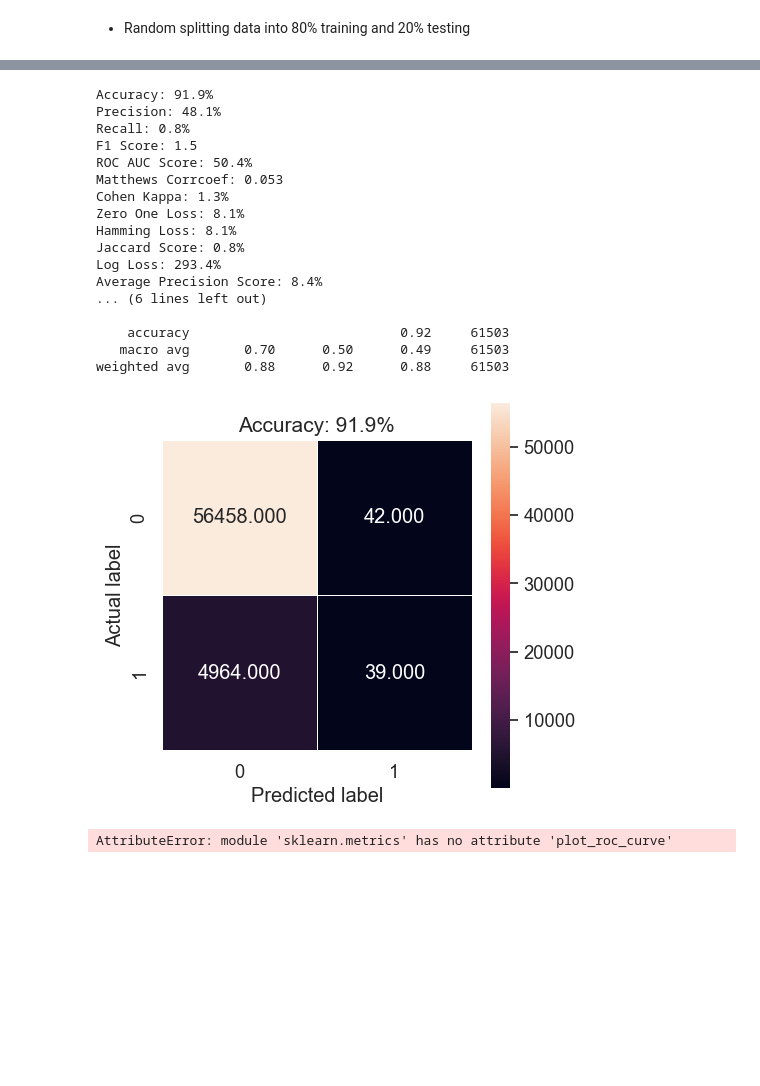
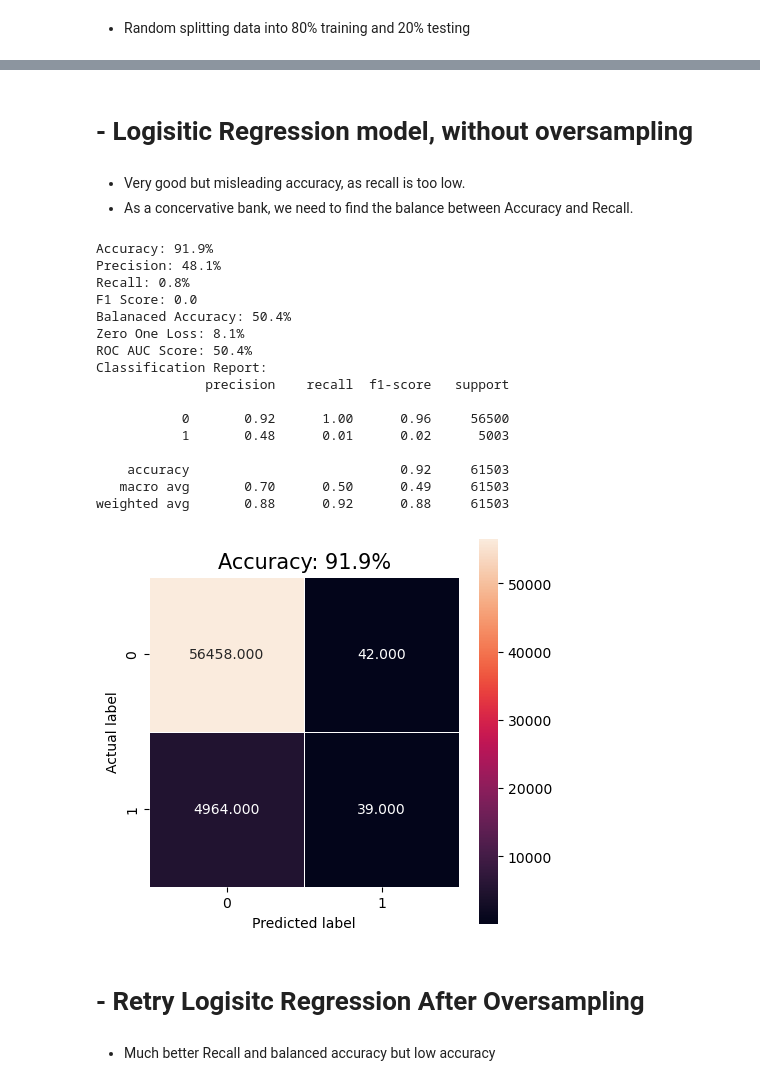
Before and after one commit to youssefg7/Loan-Defaulter, a Jupyter notebook: Loan Defaulter.ipynb, the cells around one changed output, grey strips where cells are left out. Drawn from its saved outputs; the diff is of its cells as text; code cells hidden in the pictures; blank space fills up the shorter version.

```diff
--- a/Loan Defaulter.ipynb
+++ b/Loan Defaulter.ipynb
@@ -753,4 +720,7 @@ memory usage: 46.9+ MB
 # %% [markdown]
 - Random splitting data into 80% training and 20% testing
+# %%
+X = df_app_scaled.drop("TARGET", axis=1)
+y = df_app_scaled["TARGET"].astype("category")
 # %%
-X_train, X_test, y_train, y_test = train_test_split(df_app_scaled.drop("TARGET", axis = 1), df_app_scaled["TARGET"].astype(int), test_size=0.2, random_state=69)
+X_train, X_test, y_train, y_test = train_test_split(X, y, test_size=0.2, random_state=69)
@@ -759,51 +764,34 @@ X_train, X_test, y_train, y_test = train_test_split(df_app_scaled.drop("TARGET",
+# %% [markdown]
+# - Logisitic Regression model, without oversampling
 # %%
 predictions = LogisticRegression().fit(X_train, y_train).predict(X_test)
+# %% [markdown]
+- Very good but misleading accuracy, as recall is too low.
+- As a concervative bank, we need to find the balance between Accuracy and Recall.
 # %%
-accuracy = metrics.accuracy_score(y_test, predictions)
-
-print(f"Accuracy: {(accuracy*100).round(1)}%")  # (TP + TN) / (TP + TN + FP + FN)
+print(f"Accuracy: {(metrics.accuracy_score(y_test, predictions)*100).round(1)}%")  # (TP + TN) / (TP + TN + FP + FN)
 print(f"Precision: {(metrics.precision_score(y_test, predictions)*100).round(1)}%") # TP / (TP + FP)
 print(f"Recall: {(metrics.recall_score(y_test, predictions)*100).round(1)}%")   # TP / (TP + FN)
-print(f"F1 Score: {(metrics.f1_score(y_test, predictions)*100).round(1)}")     # 2 * (Precision * Recall) / (Precision + Recall)
+print(f"F1 Score: {(metrics.f1_score(y_test, predictions)).round(1)}")     # 2 * (Precision * Recall) / (Precision + Recall)
+print(f"Balanaced Accuracy: {(metrics.balanced_accuracy_score(y_test, predictions)*100).round(1)}%") # (TP / (TP + FN) + TN / (TN + FP)) / 2
 
 print(f"Zero One Loss: {(metrics.zero_one_loss(y_test, predictions)*100).round(1)}%") # (1 - accuracy)
 print(f"ROC AUC Score: {(metrics.roc_auc_score(y_test, predictions)*100).round(1)}%") # Area under ROC curve
 
-# Matthews correlation coefficient (MCC) [-1,1] --> TP * TN - FP * FN / sqrt((TP + FP) * (TP + FN) * (TN + FP) * (TN + FN))
-print(f"Matthews Corrcoef: {metrics.matthews_corrcoef(y_test, predictions).round(3)}")
-
-# Cohen's kappa coefficient [-1,1] --> (observed accuracy - expected accuracy) / (1 - expected accuracy)
-print(f"Cohen Kappa: {metrics.cohen_kappa_score(y_test, predictions).round(3)}")
-
-
-# Jaccard score (or) Intersection over Union (IOU) --> TP / (TP + FP + FN)
-print(f"Jaccard Score (IOU): {(metrics.jaccard_score(y_test, predictions)*100).round(1)}%")
-
-# Log loss (or) logistic loss (or) cross-entropy loss --> -1 * (y * log(y_hat) + (1 - y) * log(1 - y_hat))
-print(f"Log Loss: {(metrics.log_loss(y_test, predictions)*100).round(1)}%")
-
-# Average precision score --> AP = sum((R_n - R_n-1) * P_n)
-print(f"Average Precision Score: {(metrics.average_precision_score(y_test, predictions)*100).round(1)}%")
-
-# Balanced accuracy score --> (TPR + TNR) / 2
-print(f"Balanced Accuracy Score: {(metrics.balanced_accuracy_score(y_test, predictions)*100).round(1)}%")
-
-
 print(f"Classification Report: \n{metrics.classification_report(y_test, predictions)}")
 # %% [output]
 Accuracy: 91.9%
 Precision: 48.1%
 Recall: 0.8%
-F1 Score: 1.5
+F1 Score: 0.0
+Balanaced Accuracy: 50.4%
+Zero One Loss: 8.1%
 ROC AUC Score: 50.4%
-Matthews Corrcoef: 0.053
-Cohen Kappa: 1.3%
-Zero One Loss: 8.1%
-Hamming Loss: 8.1%
-Jaccard Score: 0.8%
-Log Loss: 293.4%
-Average Precision Score: 8.4%
-... (6 lines left out)
+Classification Report:
+              precision    recall  f1-score   support
+
+           0       0.92      1.00      0.96     56500
+           1       0.48      0.01      0.02      5003
 
     accuracy                           0.92     61503
    macro avg       0.70      0.50      0.49     61503
@@ -811,18 +799,15 @@ weighted avg       0.88      0.92      0.88     61503
 # %%
 cm = metrics.confusion_matrix(y_test, predictions)
 
 plt.figure(figsize=(5,5))
 sns.heatmap(cm, annot=True, fmt=".3f", linewidths=.5, square = True);
 plt.ylabel('Actual label');
 plt.xlabel('Predicted label');''
-plt.title(f"Accuracy: {(accuracy*100).round(1)}%", size = 15);
+plt.title(f"Accuracy: {(metrics.accuracy_score(y_test, predictions)*100).round(1)}%", size = 15);
 plt.show()
 # %% [output]
-[figure, old version]
+[figure, new version]
-# %%
-# Visualize the ROC curve
-metrics.plot_roc_curve(LogisticRegression(), X_test, y_test)
-plt.title("ROC Curve")
-plt.show()
-# %% [output]
-AttributeError: module 'sklearn.metrics' has no attribute 'plot_roc_curve'
+# %% [markdown]
+# - Retry Logisitc Regression After Oversampling
+# %% [markdown]
+- Much better Recall and balanced accuracy but low accuracy
```
Also changed, not shown: parts of 53 cells of this notebook.
